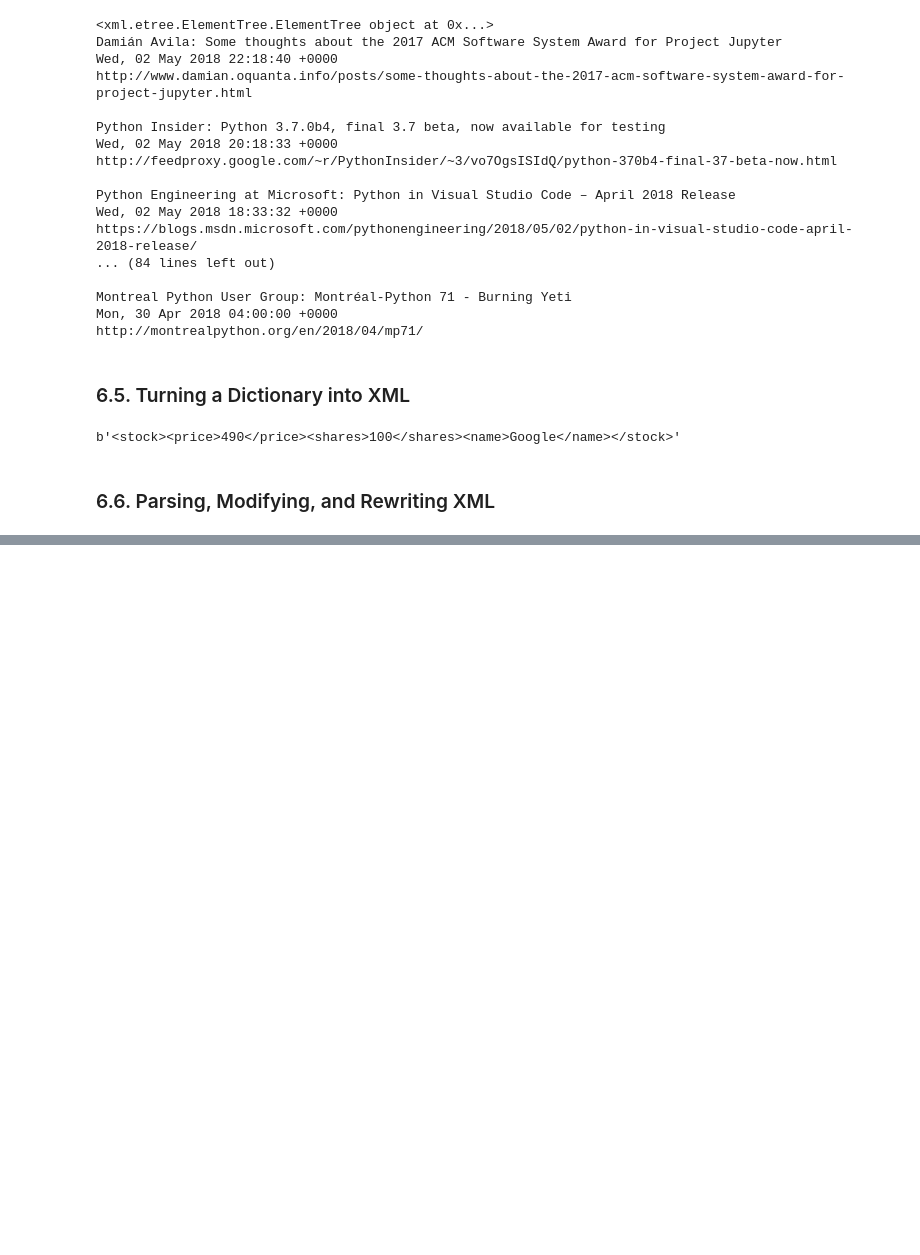
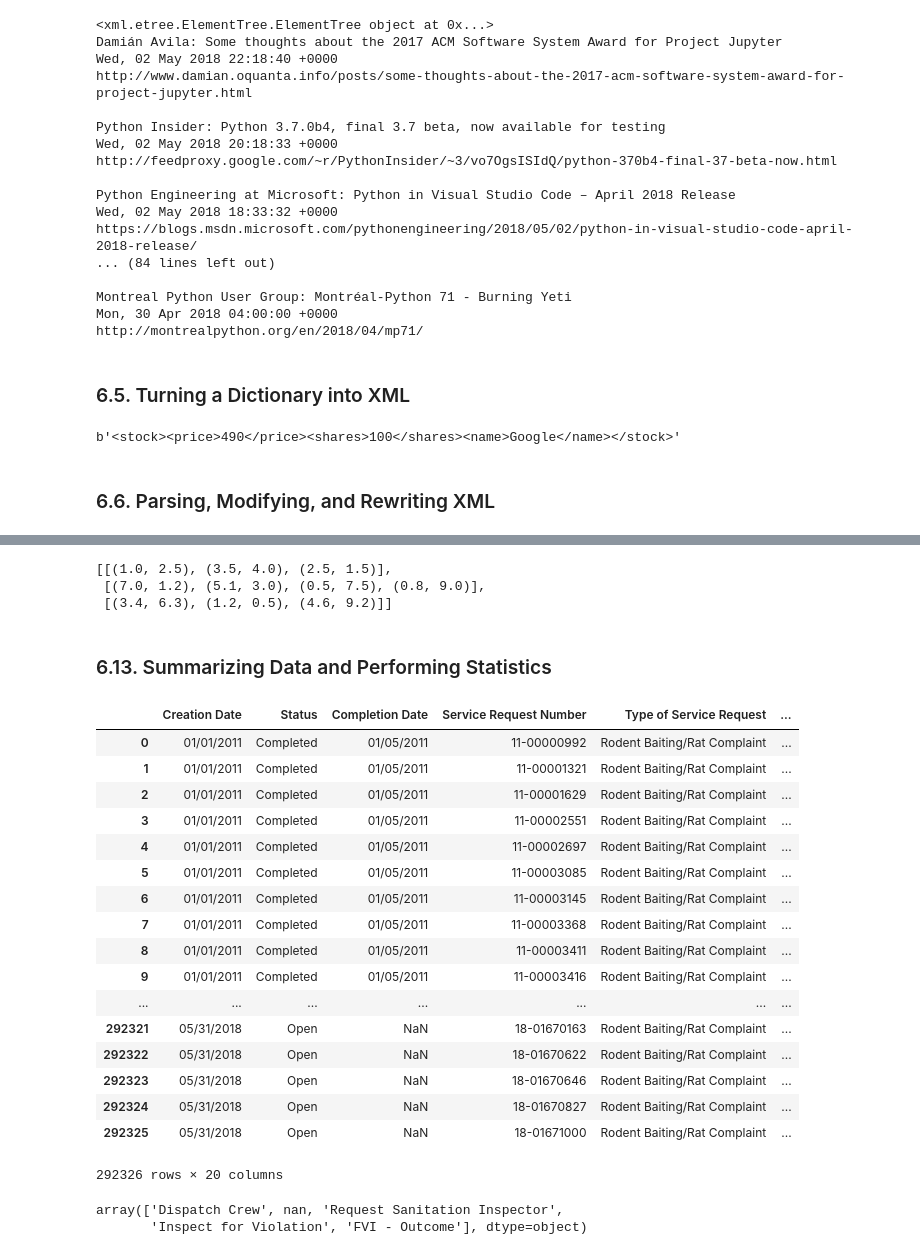
Before and after one commit to rokoo/PythonCookCode, a Jupyter notebook: PythonCookBook_Chapter 6 Data Encoding and Processing.ipynb, the cells around one changed output, grey strips where cells are left out. Drawn from its saved outputs; the diff is of its cells as text; code cells hidden in the pictures; blank space fills up the shorter version.

```diff
--- a/PythonCookBook_Chapter 6 Data Encoding and Processing.ipynb
+++ b/PythonCookBook_Chapter 6 Data Encoding and Processing.ipynb
@@ -186,0 +302,7 @@ b'<stock><price>490</price><shares>100</shares><name>Google</name></stock>'
+# %%
+f = read_polys('polys.bin')
+f
+# %% [output]
+[[(1.0, 2.5), (3.5, 4.0), (2.5, 1.5)],
+ [(7.0, 1.2), (5.1, 3.0), (0.5, 7.5), (0.8, 9.0)],
+ [(3.4, 6.3), (1.2, 0.5), (4.6, 9.2)]]
@@ -186,0 +311,30 @@ b'<stock><price>490</price><shares>100</shares><name>Google</name></stock>'
+# %% [markdown]
+### 6.13. Summarizing Data and Performing Statistics
+# %%
+import pandas
+rats = pandas.read_csv('rats.csv')
+rats
+# %% [output]
+|  | Creation Date | Status | Completion Date | Service Request Number | Type of Service Request | ... |
+| 0 | 01/01/2011 | Completed | 01/05/2011 | 11-00000992 | Rodent Baiting/Rat Complaint | ... |
+| 1 | 01/01/2011 | Completed | 01/05/2011 | 11-00001321 | Rodent Baiting/Rat Complaint | ... |
+| 2 | 01/01/2011 | Completed | 01/05/2011 | 11-00001629 | Rodent Baiting/Rat Complaint | ... |
+| 3 | 01/01/2011 | Completed | 01/05/2011 | 11-00002551 | Rodent Baiting/Rat Complaint | ... |
+| 4 | 01/01/2011 | Completed | 01/05/2011 | 11-00002697 | Rodent Baiting/Rat Complaint | ... |
+| 5 | 01/01/2011 | Completed | 01/05/2011 | 11-00003085 | Rodent Baiting/Rat Complaint | ... |
+| 6 | 01/01/2011 | Completed | 01/05/2011 | 11-00003145 | Rodent Baiting/Rat Complaint | ... |
+| 7 | 01/01/2011 | Completed | 01/05/2011 | 11-00003368 | Rodent Baiting/Rat Complaint | ... |
+| 8 | 01/01/2011 | Completed | 01/05/2011 | 11-00003411 | Rodent Baiting/Rat Complaint | ... |
+| 9 | 01/01/2011 | Completed | 01/05/2011 | 11-00003416 | Rodent Baiting/Rat Complaint | ... |
+| ... | ... | ... | ... | ... | ... | ... |
+| 292321 | 05/31/2018 | Open | NaN | 18-01670163 | Rodent Baiting/Rat Complaint | ... |
+| 292322 | 05/31/2018 | Open | NaN | 18-01670622 | Rodent Baiting/Rat Complaint | ... |
+| 292323 | 05/31/2018 | Open | NaN | 18-01670646 | Rodent Baiting/Rat Complaint | ... |
+| 292324 | 05/31/2018 | Open | NaN | 18-01670827 | Rodent Baiting/Rat Complaint | ... |
+| 292325 | 05/31/2018 | Open | NaN | 18-01671000 | Rodent Baiting/Rat Complaint | ... |
+292326 rows × 20 columns
+# %%
+rats['Current Activity'].unique()
+# %% [output]
+array(['Dispatch Crew', nan, 'Request Sanitation Inspector',
+       'Inspect for Violation', 'FVI - Outcome'], dtype=object)
```
Also changed, not shown: parts of 23 cells of this notebook, 4 other files.
